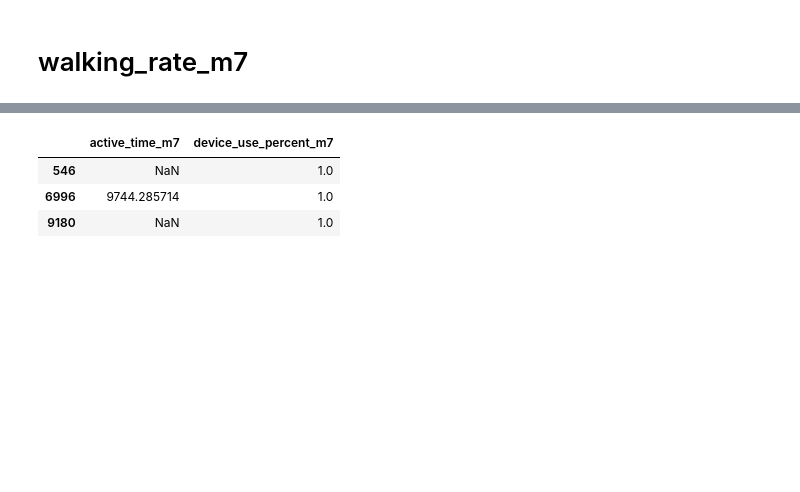
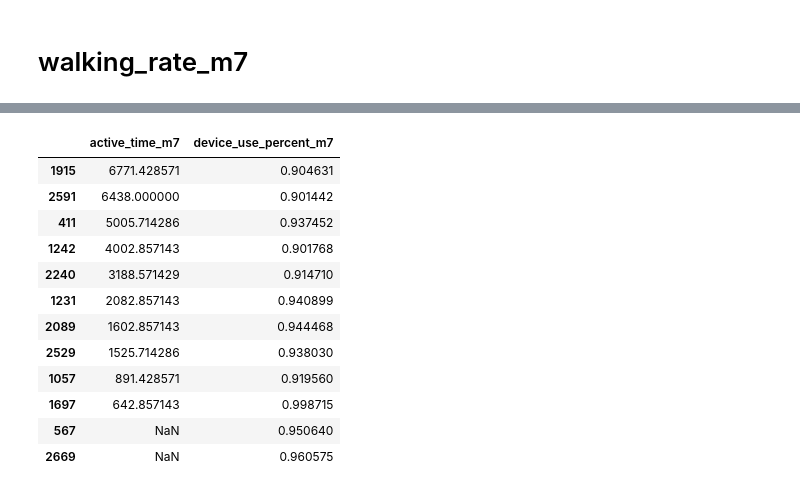
Before and after one commit to paragjadhav14/HR_ML_model_building, a Jupyter notebook: inference.ipynb, the cells around one changed output, grey strips where cells are left out. Saved outputs shown, nothing was run; the diff lists cells and outputs as text; code cells hidden in the pictures; blank space fills up the shorter version.

```diff
--- a/inference.ipynb
+++ b/inference.ipynb
@@ -1623,9 +2345,18 @@ df.device_use_percent_m7.describe()
 # %%
-df[(df.device_use_percent_m7) > 0.95][['active_time_m7', 'device_use_percent_m7']].head()
+df[(df.device_use_percent_m7) > 0.90][['active_time_m7', 'device_use_percent_m7']].sort_values(by ='active_time_m7', ascending=False)
 # %% [output]
 |  | active_time_m7 | device_use_percent_m7 |
-| 546 | NaN | 1.0 |
-| 6996 | 9744.285714 | 1.0 |
-| 9180 | NaN | 1.0 |
+| 1915 | 6771.428571 | 0.904631 |
+| 2591 | 6438.000000 | 0.901442 |
+| 411 | 5005.714286 | 0.937452 |
+| 1242 | 4002.857143 | 0.901768 |
+| 2240 | 3188.571429 | 0.914710 |
+| 1231 | 2082.857143 | 0.940899 |
+| 2089 | 1602.857143 | 0.944468 |
+| 2529 | 1525.714286 | 0.938030 |
+| 1057 | 891.428571 | 0.919560 |
+| 1697 | 642.857143 | 0.998715 |
+| 567 | NaN | 0.950640 |
+| 2669 | NaN | 0.960575 |
 # %%
 df.active_time_m7.describe()
```
Also changed, not shown: parts of 86 cells of this notebook.
